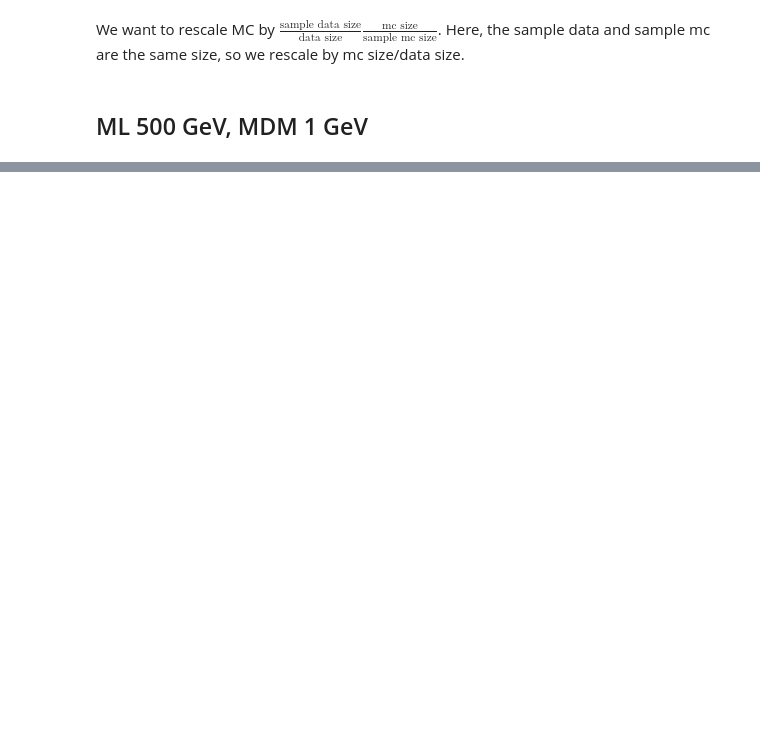
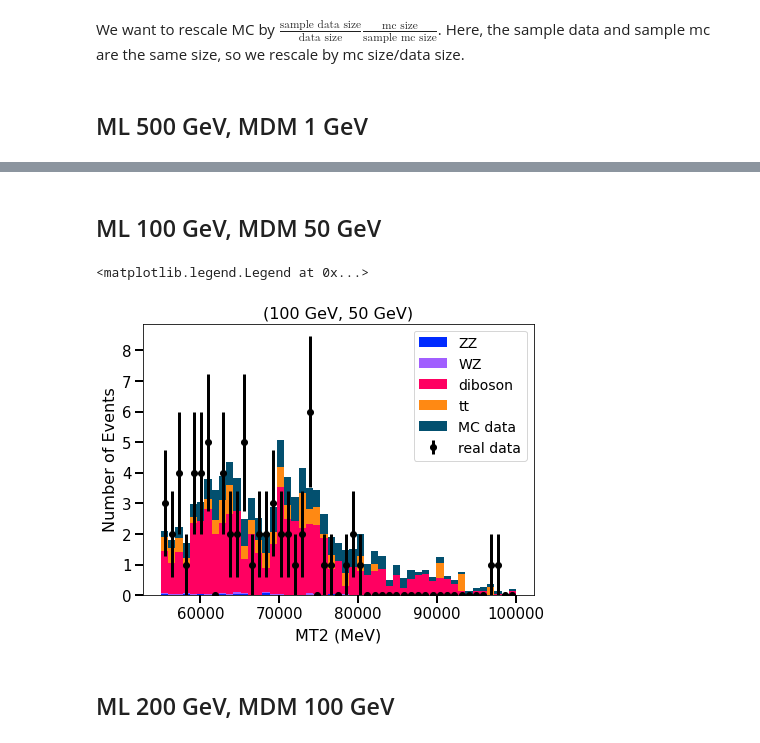
Before and after one commit to niyucao/Phys145Project, a Jupyter notebook: Final Project_WG.ipynb, the cells around one changed output, grey strips where cells are left out. Cells and saved outputs as stored; diff of their text form; code cells hidden in the pictures; blank space fills up the shorter version.

```diff
--- a/Final Project_WG.ipynb
+++ b/Final Project_WG.ipynb
@@ -383,0 +434,30 @@ array([1.00000000e+00, 2.50009583e+04, 5.00009167e+04, 7.50008750e+04,
+# %% [markdown]
+## ML 100 GeV, MDM 50 GeV
+# %%
+nbins   = 50 # number of bins in histogram
+xlow    = 55e3
+xhigh   = 100e3
+bins    = np.linspace(xlow, xhigh, nbins)
+
+counts, bin_edges = np.histogram(mt2_dbg[1][0], bins)
+bin_centers = (bin_edges[:-1] + bin_edges[1:])/2.
+err = np.sqrt(counts)
+counts = counts
+# %%
+f2 = (2e4)/sizes_databg[0]
+# %%
+make_fig("MT2 (MeV)", "Number of Events")
+title("(100 GeV, 50 GeV)")
+#n, bins, patches = plt.hist(mt2_dbg[1][1:] + mt2_ebg[1] + [mt2_sets_ind[1]], \
+                #bins, stacked = True, weights = bg_weights_ind[1] \
+                #+ [f2*ewi for ewi in ebg_weights_ind[1]] + [f2*sets_weights_ind[1]])
+n, bins, patches = plt.hist(mt2_dbg[1][1:] + [mt2_sets_ind[1]], \
+                bins, stacked = True, weights = bg_weights_ind[1] + [f2*sets_weights_ind[1]])
+errorbar(bin_centers, counts, yerr = err, fmt = 'o', c = 'black')
+ylim(bottom = 0)
+legend(["ZZ", "WZ", "diboson", "tt", "MC data", "real data"])
+# %% [output]
+<matplotlib.legend.Legend at 0x...>
+[figure, added]
+# %% [markdown]
+## ML 200 GeV, MDM 100 GeV
```
Also changed, not shown: parts of 33 cells of this notebook.
